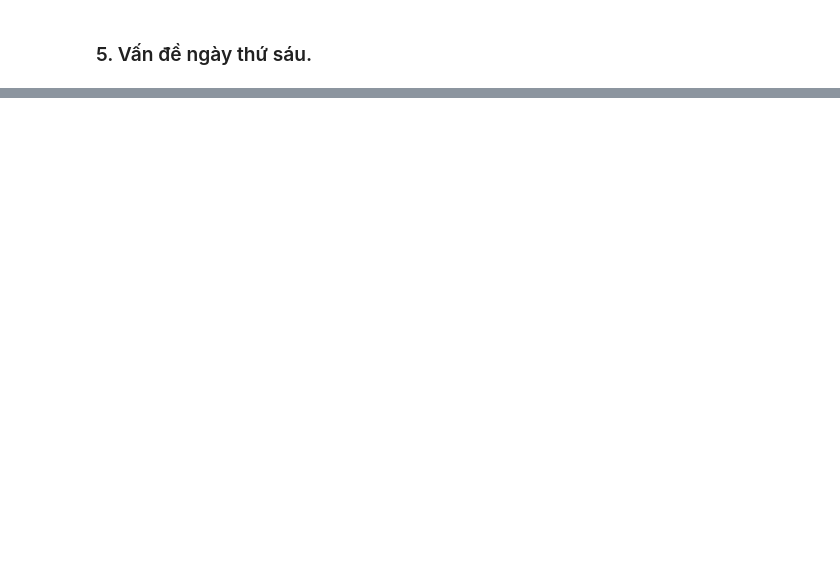
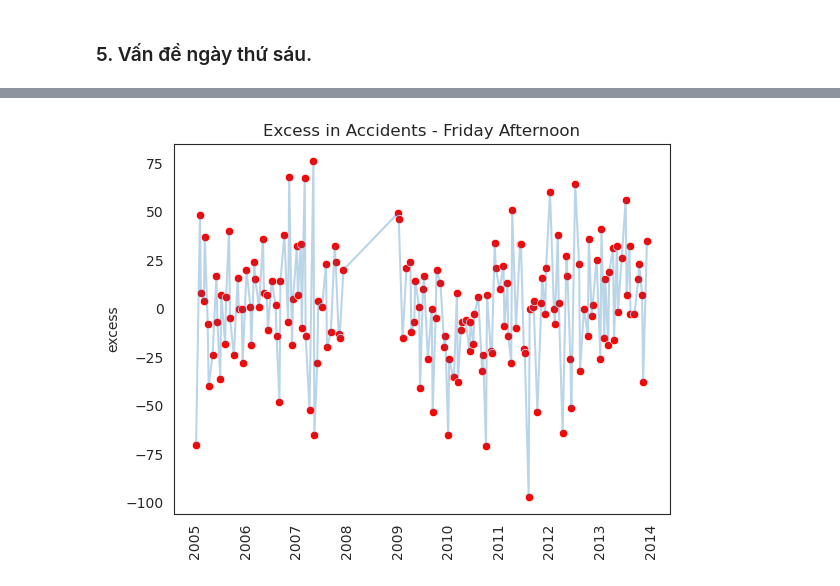
Before and after one commit to KenyaWashed/Road_Accident_Analysis, a Jupyter notebook: Ask_meaningfull_question.ipynb, the cells around one changed output, grey strips where cells are left out. Cells and saved outputs as stored; diff of their text form; code cells hidden in the pictures; blank space fills up the shorter version.

```diff
--- a/Ask_meaningfull_question.ipynb
+++ b/Ask_meaningfull_question.ipynb
@@ -379,0 +421,15 @@ sns.despine(top=True, right=True, left=True, bottom=True);
+# %%
+# Lọc dữ liệu
+afternoon = (df["Date"].dt.year < 2014) & (df["Time"] >= dt.time(12, 0)) & (df["Time"] <= dt.time(16, 0))
+filtered_data = df[afternoon]
+
+# Tính toán excess
+_ = excess(filtered_data)
+# Vẽ biểu đồ
+if _.shape[0] > 0:
+    display_excess(_, "Fri", "Excess in Accidents - Friday Afternoon")
+    plt.show()
+else:
+    print("No data to display in plot.")
+# %% [output]
+[figure, added]
```
Also changed, not shown: parts of 35 cells of this notebook.
